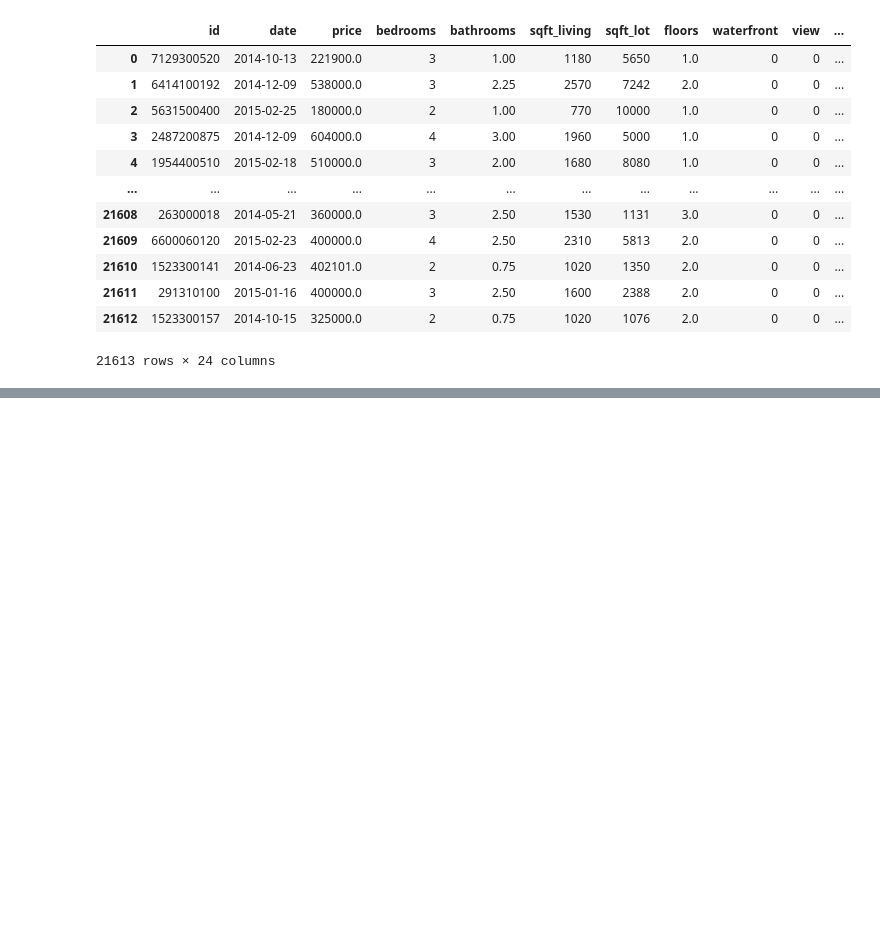
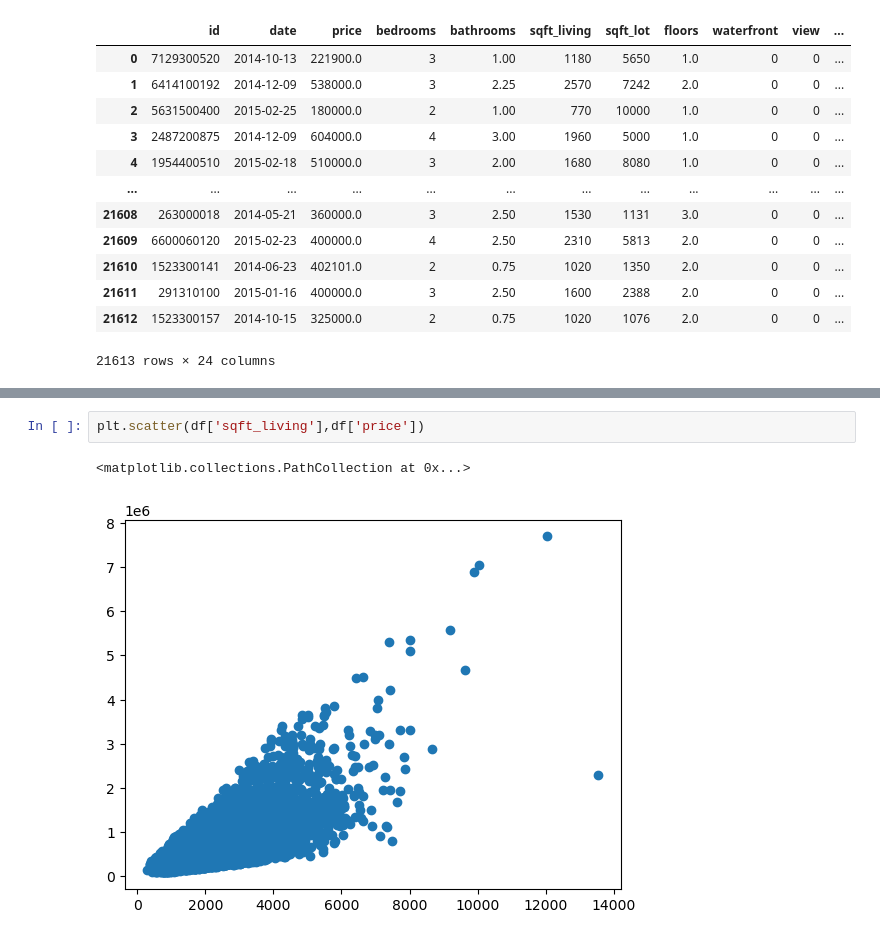
Before and after one commit to vicky887766/schulich-6666, a Jupyter notebook: Assignment 3.ipynb, the cells around one changed output, grey strips where cells are left out. Saved outputs shown, nothing was run; the diff lists cells and outputs as text; blank space fills up the shorter version.

```diff
--- a/Assignment 3.ipynb
+++ b/Assignment 3.ipynb
@@ -101,0 +124,5 @@ df
+# %%
+plt.scatter(df['sqft_living'],df['price'])
+# %% [output]
+<matplotlib.collections.PathCollection at 0x...>
+[figure, added]
```
Also changed, not shown: parts of 26 cells of this notebook.
